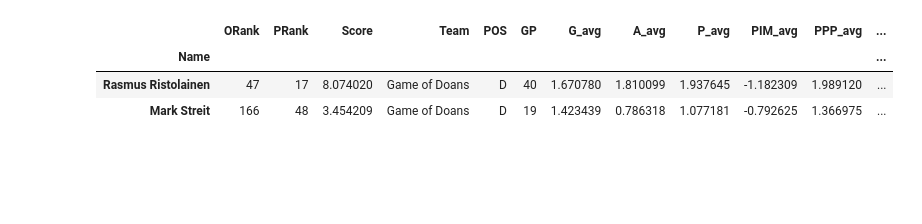
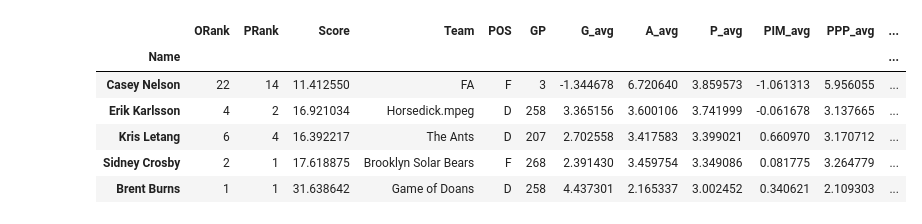
Before and after one commit to rshipskind/fantasy_hockey, a Jupyter notebook: master.ipynb, the cells around one changed output. Drawn from its saved outputs; the diff is of its cells as text; code cells hidden in the pictures; blank space fills up the shorter version.

```diff
--- a/master.ipynb
+++ b/master.ipynb
@@ -99,21 +102,21 @@ goalies_norm['GP'] = gfGP
 # %%
 # ranks by position
 
-defense = defense_norm.sort_values('Score', ascending=False)
+defense = defense_norm.sort('Score', ascending=False)
 rank = list(range(1,len(defense)+1))
 defense['PRank'] = rank
 defense['POS'] = 'D'
 defense = defense[['PRank', 'Score', 'POS', 'GP','G_avg', 'A_avg', 'P_avg',
                    'PIM_avg', 'PPP_avg', 'SOG_avg', 'FW_avg', 'HITS_avg']]
 
-forwards = forwards_norm.sort_values('Score', ascending=False)
+forwards = forwards_norm.sort('Score', ascending=False)
 rank = list(range(1,len(forwards)+1))
 forwards['PRank'] = rank
 forwards['POS'] = 'F'
 forwards = forwards[['PRank', 'Score', 'POS', 'GP','G_avg', 'A_avg', 'P_avg',
                      'PIM_avg', 'PPP_avg', 'SOG_avg', 'FW_avg', 'HITS_avg']]
 
-goalies = goalies_norm.sort_values('Score', ascending=False)
+goalies = goalies_norm.sort('Score', ascending=False)
 rank = list(range(1,len(goalies)+1))
 goalies['PRank'] = rank
 goalies['POS'] = 'G'
@@ -122,7 +125,7 @@ goalies = goalies[['PRank', 'Score', 'POS', 'GP','GAA', 'SV_avg', 'SV%']]
 # merges positions and adds overall rank
 allskaters = defense.append(forwards)
 allskaters = allskaters.append(goalies)
-allskaters = allskaters.sort_values('Score', ascending = False)
+allskaters = allskaters.sort('Score', ascending = False)
 ORank = list(range(1, len(allskaters)+1))
 allskaters['ORank'] = ORank
 allskaters['Team'] = 'FA'
@@ -272,7 +258,0 @@ Game_of_Doans
-# %%
-lookup('Mark Streit', 'Rasmus Ristolainen')
-# %% [output]
-|  | ORank | PRank | Score | Team | POS | GP | G_avg | A_avg | P_avg | PIM_avg | PPP_avg | ... |
-| Name |  |  |  |  |  |  |  |  |  |  |  | ... |
-| Rasmus Ristolainen | 47 | 17 | 8.074020 | Game of Doans | D | 40 | 1.670780 | 1.810099 | 1.937645 | -1.182309 | 1.989120 | ... |
-| Mark Streit | 166 | 48 | 3.454209 | Game of Doans | D | 19 | 1.423439 | 0.786318 | 1.077181 | -0.792625 | 1.366975 | ... |
@@ -278,0 +261,10 @@ lookup('Mark Streit', 'Rasmus Ristolainen')
+# %%
+allskaters.sort('P_avg', ascending = False).head()
+# %% [output]
+|  | ORank | PRank | Score | Team | POS | GP | G_avg | A_avg | P_avg | PIM_avg | PPP_avg | ... |
+| Name |  |  |  |  |  |  |  |  |  |  |  | ... |
+| Casey Nelson | 22 | 14 | 11.412550 | FA | F | 3 | -1.344678 | 6.720640 | 3.859573 | -1.061313 | 5.956055 | ... |
+| Erik Karlsson | 4 | 2 | 16.921034 | Horsedick.mpeg | D | 258 | 3.365156 | 3.600106 | 3.741999 | -0.061678 | 3.137665 | ... |
+| Kris Letang | 6 | 4 | 16.392217 | The Ants | D | 207 | 2.702558 | 3.417583 | 3.399021 | 0.660970 | 3.170712 | ... |
+| Sidney Crosby | 2 | 1 | 17.618875 | Brooklyn Solar Bears | F | 268 | 2.391430 | 3.459754 | 3.349086 | 0.081775 | 3.264779 | ... |
+| Brent Burns | 1 | 1 | 31.638642 | Game of Doans | D | 258 | 4.437301 | 2.165337 | 3.002452 | 0.340621 | 2.109303 | ... |
```
Also changed, not shown: parts of 9 cells of this notebook, 3 other files.
